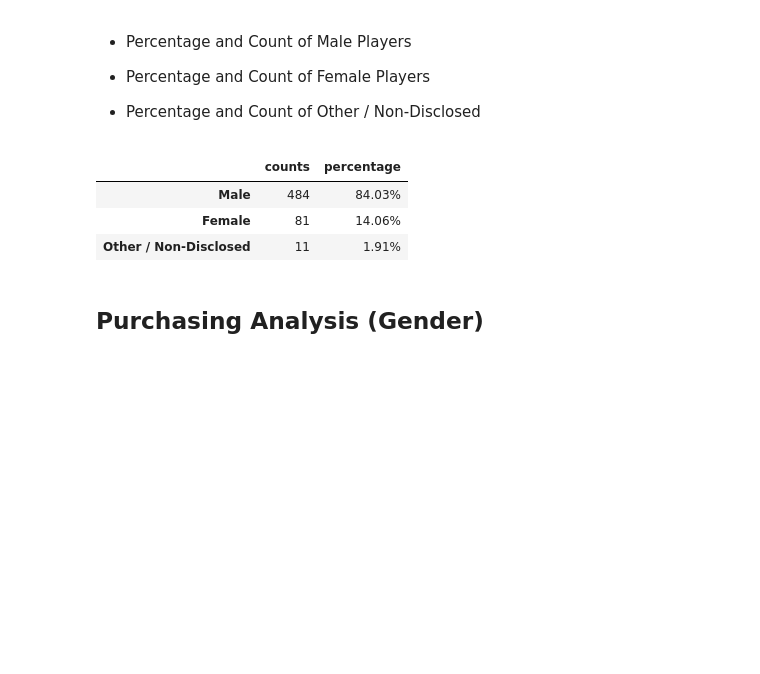
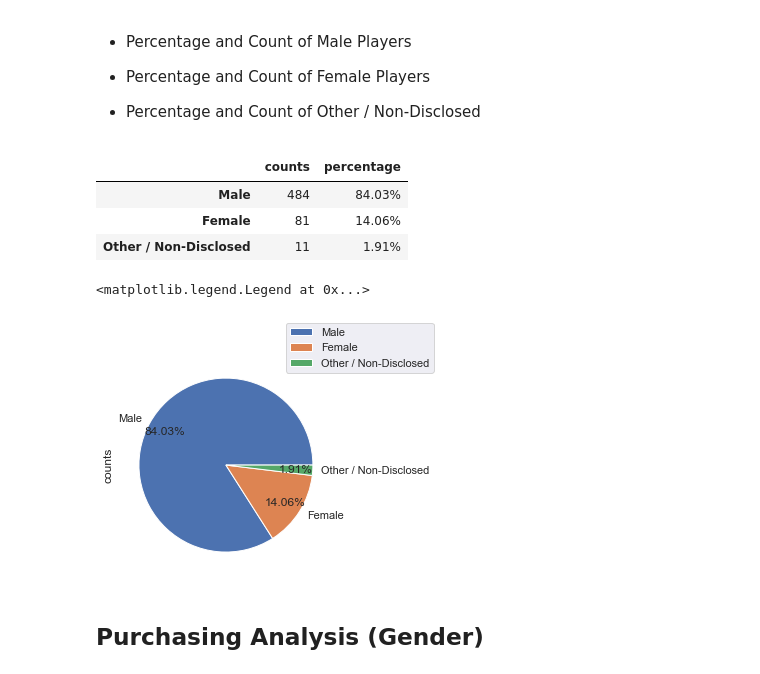
Before and after one commit to chaochaoachao/Pandas-Challenge, a Jupyter notebook: HeroesOfPymoli/HeroesOfPymoli_starter.ipynb, the cells around one changed output. Saved outputs shown, nothing was run; the diff lists cells and outputs as text; code cells hidden in the pictures; blank space fills up the shorter version.

```diff
--- a/HeroesOfPymoli/HeroesOfPymoli_starter.ipynb
+++ b/HeroesOfPymoli/HeroesOfPymoli_starter.ipynb
@@ -3,12 +3,21 @@
 * Instructions have been included for each segment. You do not have to follow them exactly, but they are included to help you think through the steps.
 # %%
 # Dependencies and Setup
+%matplotlib notebook
 import pandas as pd
 import numpy
+import matplotlib.pyplot as plt
+%matplotlib inline
+plt.rcParams['font.size'] = 20
+import seaborn as sns
+sns.set(color_codes=True)
+from sklearn import linear_model
+from sklearn.model_selection import train_test_split
+
 
 # File to Load (Remember to Change These)
 file_to_load = "Resources/purchase_data.csv"
 
 # Read Purchasing File and store into Pandas data frame
 purchase_data = pd.read_csv(file_to_load)
-#purchase_data
+purchase_data.head()
@@ -72,6 +88,11 @@ id_df
 | Male | 484 | 84.03% |
 | Female | 81 | 14.06% |
 | Other / Non-Disclosed | 11 | 1.91% |
+# %%
+id_df.plot(kind="pie",y="counts", autopct='%1.2f%%',pctdistance=0.8).legend(bbox_to_anchor=(0.75, 0.9))
+# %% [output]
+<matplotlib.legend.Legend at 0x...>
+[figure, added]
 # %% [markdown]
 
 ## Purchasing Analysis (Gender)
```
Also changed, not shown: parts of 19 cells of this notebook.
